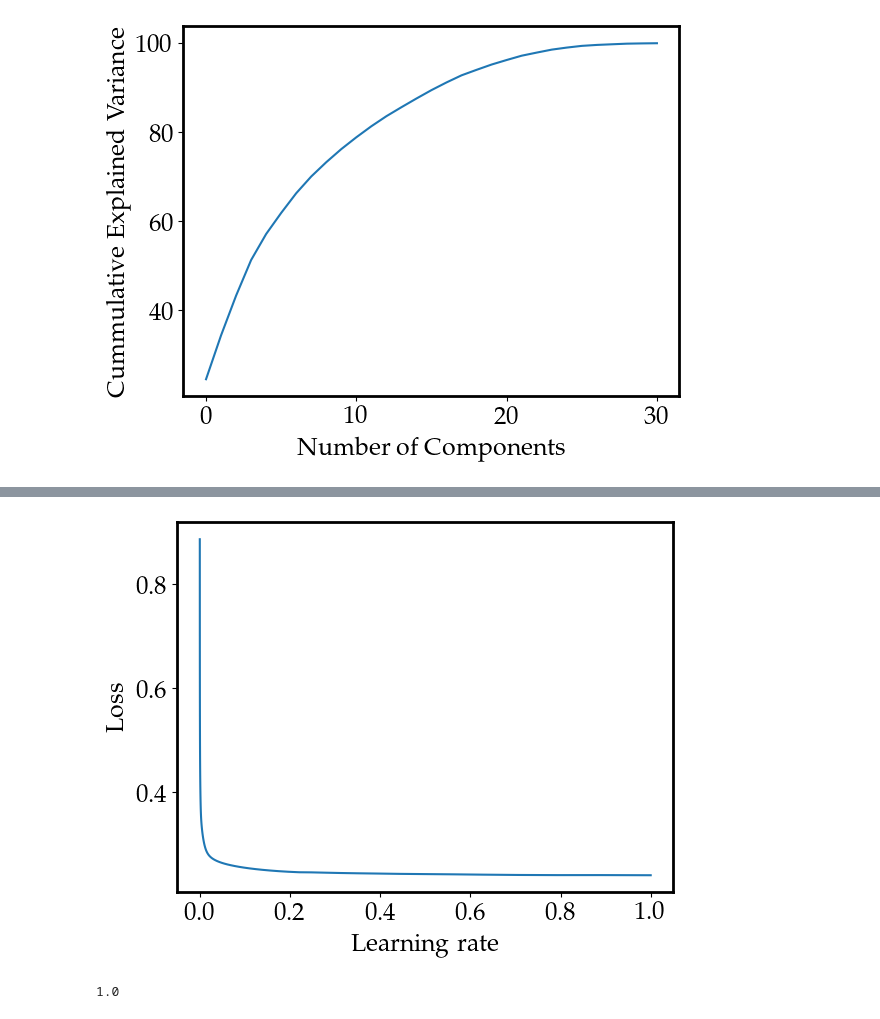
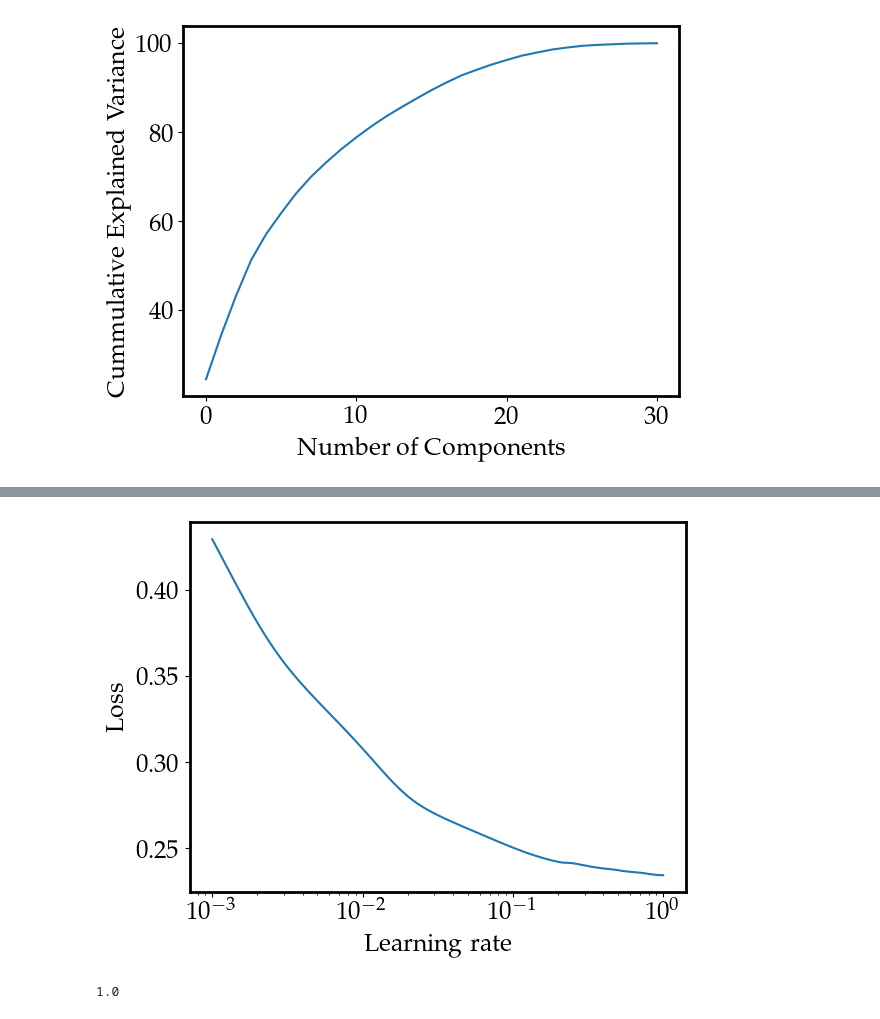
Before and after one commit to ikrommyd/PHYS549, a Jupyter notebook: model.ipynb, the cells around one changed output, grey strips where cells are left out. Cells and saved outputs as stored; diff of their text form; code cells hidden in the pictures.

Commit message:
run models

```diff
--- a/model.ipynb
+++ b/model.ipynb
@@ -39,14 +43,3 @@ with np.load("root_files/features_and_labels_train.npz") as file:
-# %%
-# take the feature labels out of a root file
-with uproot.open(f"root_files/ntuple_merged_0.root:deepntuplizer/tree") as tree:
-    features = ['fj_jetNTracks','fj_nSV']+[x for x in tree.keys() if x[:6]=='fj_tau' or x[:8]=='fj_track']
-
-# 2 labels: QCD or Hbb. Logical "and" of labels is used.
-labels = ['fj_isQCD*sample_isQCD',
-          'fj_isH*fj_isBB']
-
-nfeatures = len(features)
-nlabels = len(labels)
 # %%
 df = pd.DataFrame(feature_array, columns=features)
 bkg = df[label_array[:,0]==1]
@@ -239,7 +233,9 @@ fj_tau_vertexMass_0              0.017610
 dtype: float64
 # %%
-X_train_final = pd.DataFrame(pca.transform(X_train)).iloc[:,:15]
-X_test_final =  pd.DataFrame(pca.transform(X_test)).iloc[:,:15]
+# X_train_final = pd.DataFrame(pca.transform(X_train)).iloc[:,:20]
+# X_test_final =  pd.DataFrame(pca.transform(X_test)).iloc[:,:20]
+X_train_final = X_train
+X_test_final =  X_test
 # %%
 def make_ks_plot(y_train, train_proba, y_test, test_proba, bins=30, fig_sz=(10, 8)):
     '''
@@ -311,8 +308,8 @@ def make_ks_plot(y_train, train_proba, y_test, test_proba, bins=30, fig_sz=(10,
 # build a simple neural network in keras
 
 keras_model = keras.Sequential()
-keras_model.add(Dense(units=62,activation='relu',input_dim=X_train_final.shape[1]))
-keras_model.add(Dense(units=62,activation='relu'))
+keras_model.add(Dense(units=60,activation='relu',input_dim=X_train_final.shape[1]))
+keras_model.add(Dense(units=60,activation='relu'))
 keras_model.add(Dense(units=2,activation='softmax'))
 keras_model.save_weights('random_weights.h5')
 print(keras_model.summary())
@@ -335,7 +332,7 @@ _________________________________________________________________
 None
 # %%
 losses = []
-rates = np.logspace(-5,0,100)
+rates = np.logspace(-3,0,100)
 
 for lr in tqdm(rates):
     keras_model.load_weights('random_weights.h5')
@@ -365,10 +364,11 @@ Epoch 10/10
 # %%
 plt.plot(rates, losses)
 plt.xlabel("Learning rate")
 plt.ylabel("Loss")
+plt.semilogx()
 plt.show()
 # %% [output]
-[figure, old version]
+[figure, new version]
 # %%
 lr = rates[np.nanargmin(losses)]
 print(lr)
```
Also changed, not shown: parts of 29 cells of this notebook, 17 other files.
